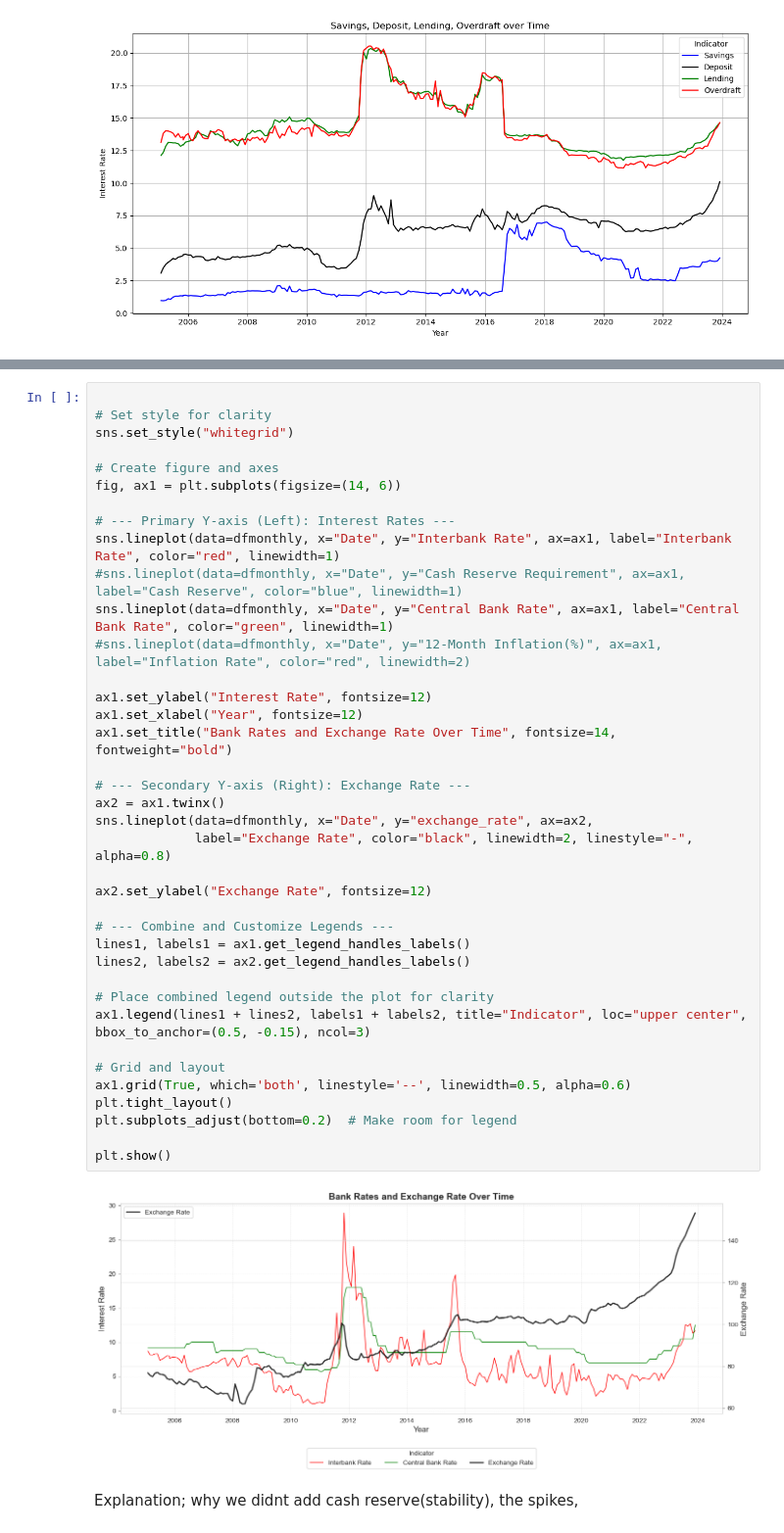
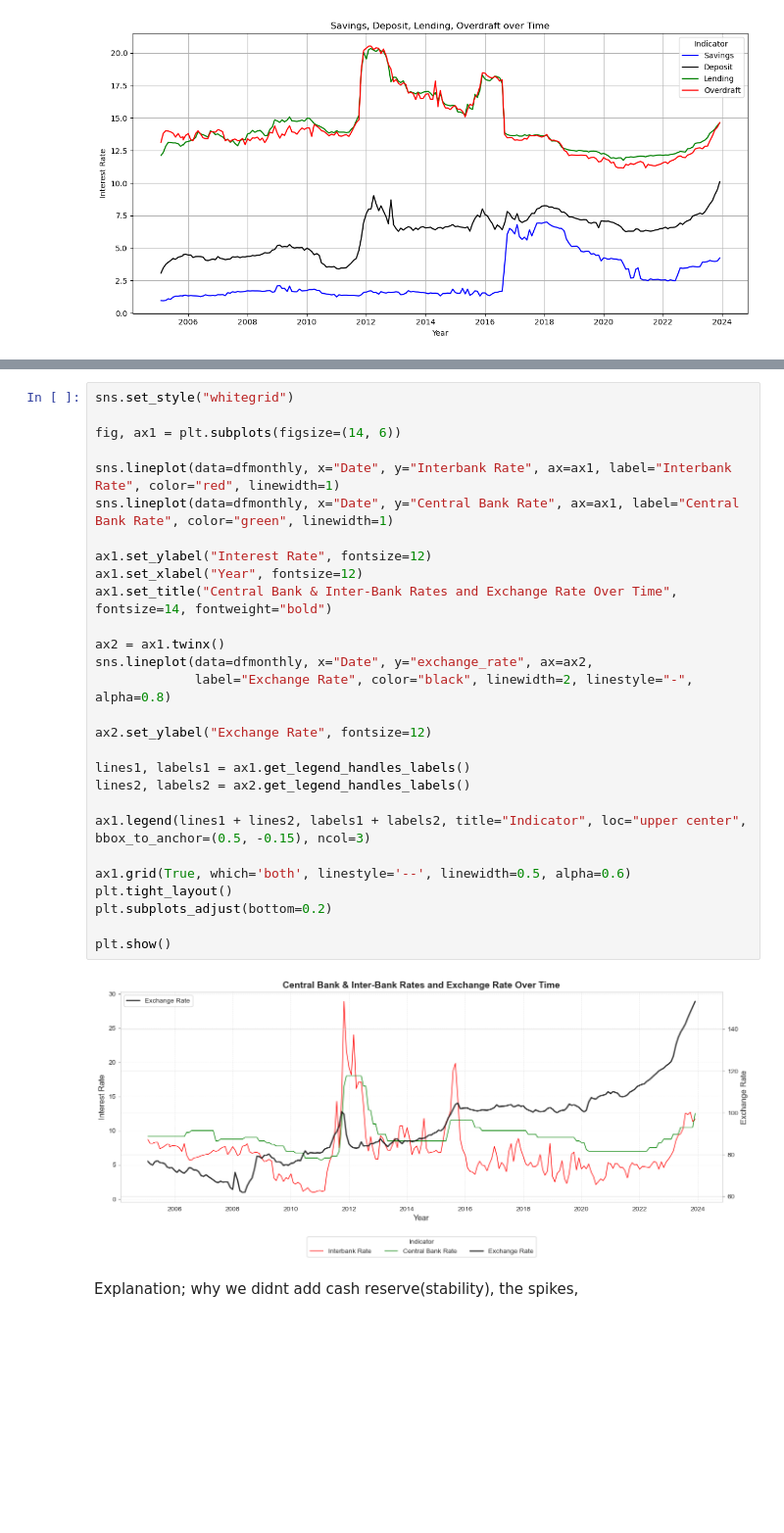
Before and after one commit to kdizz/Group8Phase5Capstone, a Jupyter notebook: main proj.ipynb, the cells around one changed output, grey strips where cells are left out. Shown at 98% size. Saved outputs shown, nothing was run; the diff lists cells and outputs as text; blank space fills up the shorter version.

```diff
--- a/main proj.ipynb
+++ b/main proj.ipynb
@@ -377,42 +295,32 @@ Index(['12-Month Inflation(%)', 'Total Remittances ', 'Total Debt', 'Imports ',
 # %%
-
-# Set style for clarity
 sns.set_style("whitegrid")
 
-# Create figure and axes
 fig, ax1 = plt.subplots(figsize=(14, 6))
 
-# --- Primary Y-axis (Left): Interest Rates ---
 sns.lineplot(data=dfmonthly, x="Date", y="Interbank Rate", ax=ax1, label="Interbank Rate", color="red", linewidth=1)
-#sns.lineplot(data=dfmonthly, x="Date", y="Cash Reserve Requirement", ax=ax1, label="Cash Reserve", color="blue", linewidth=1)
 sns.lineplot(data=dfmonthly, x="Date", y="Central Bank Rate", ax=ax1, label="Central Bank Rate", color="green", linewidth=1)
-#sns.lineplot(data=dfmonthly, x="Date", y="12-Month Inflation(%)", ax=ax1, label="Inflation Rate", color="red", linewidth=2)
 
 ax1.set_ylabel("Interest Rate", fontsize=12)
 ax1.set_xlabel("Year", fontsize=12)
-ax1.set_title("Bank Rates and Exchange Rate Over Time", fontsize=14, fontweight="bold")
+ax1.set_title("Central Bank & Inter-Bank Rates and Exchange Rate Over Time", fontsize=14, fontweight="bold")
 
-# --- Secondary Y-axis (Right): Exchange Rate ---
 ax2 = ax1.twinx()
 sns.lineplot(data=dfmonthly, x="Date", y="exchange_rate", ax=ax2,
              label="Exchange Rate", color="black", linewidth=2, linestyle="-", alpha=0.8)
 
 ax2.set_ylabel("Exchange Rate", fontsize=12)
 
-# --- Combine and Customize Legends ---
 lines1, labels1 = ax1.get_legend_handles_labels()
 lines2, labels2 = ax2.get_legend_handles_labels()
 
-# Place combined legend outside the plot for clarity
 ax1.legend(lines1 + lines2, labels1 + labels2, title="Indicator", loc="upper center", bbox_to_anchor=(0.5, -0.15), ncol=3)
 
-# Grid and layout
 ax1.grid(True, which='both', linestyle='--', linewidth=0.5, alpha=0.6)
 plt.tight_layout()
-plt.subplots_adjust(bottom=0.2)  # Make room for legend
+plt.subplots_adjust(bottom=0.2)
 
 plt.show()
 # %% [output]
-[figure, old version]
+[figure, new version]
 # %% [markdown]
 Explanation; why we didnt add cash reserve(stability), the spikes,
```
Also changed, not shown: parts of 51 cells of this notebook.
